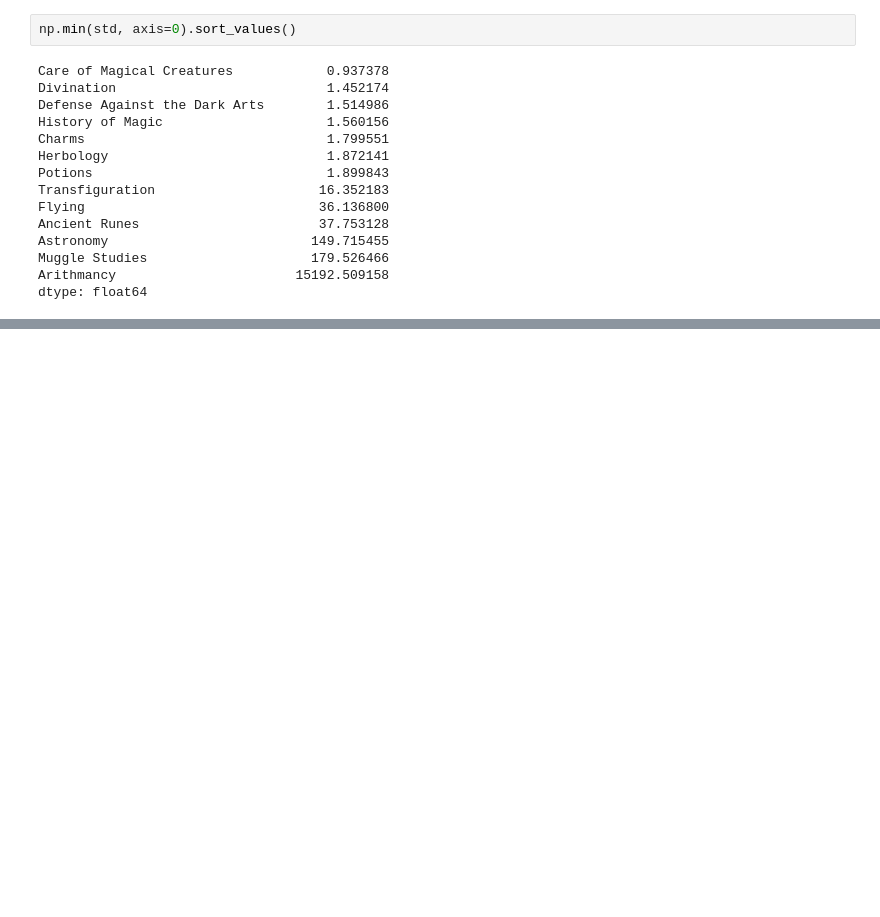
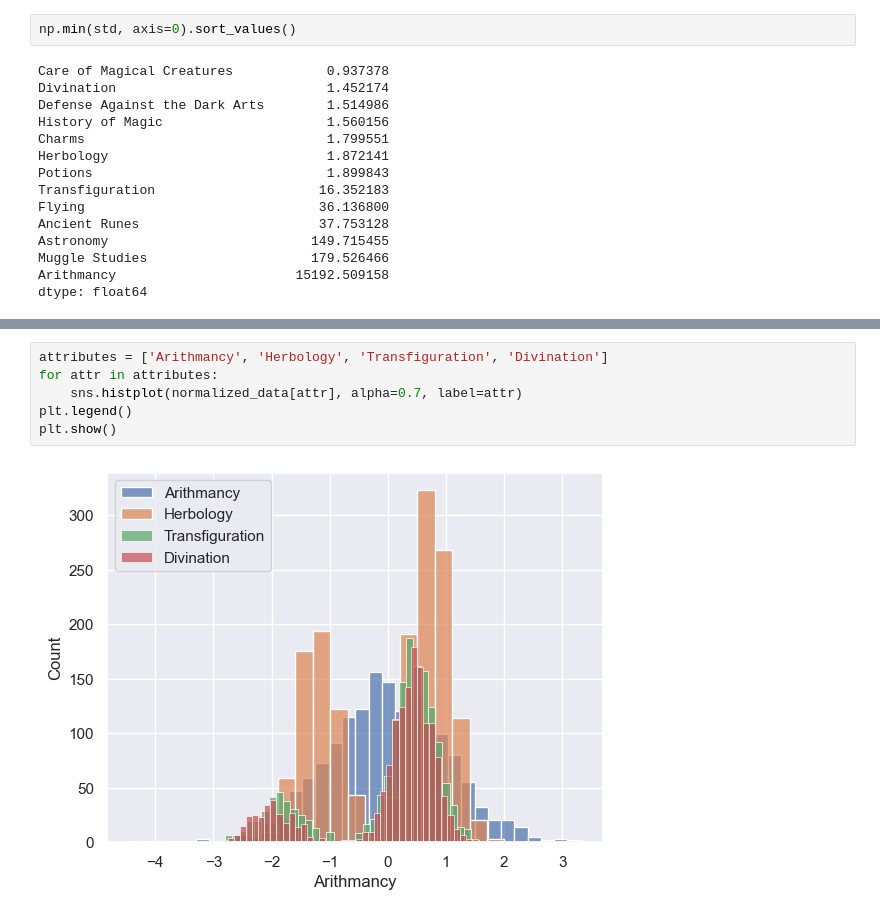
Before and after one commit to ayoubabounakif/dslr, a Jupyter notebook: data_visualization/histogram.ipynb, the cells around one changed output, grey strips where cells are left out. Drawn from its saved outputs; the diff is of its cells as text; blank space fills up the shorter version.

```diff
--- a/data_visualization/histogram.ipynb
+++ b/data_visualization/histogram.ipynb
@@ -55,0 +104,8 @@ plt.show()
+# %%
+attributes = ['Arithmancy', 'Herbology', 'Transfiguration', 'Divination']
+for attr in attributes:
+    sns.histplot(normalized_data[attr], alpha=0.7, label=attr)
+plt.legend()
+plt.show()
+# %% [output]
+[figure, added]
```
Also changed, not shown: parts of 11 cells of this notebook, 1 other file.
